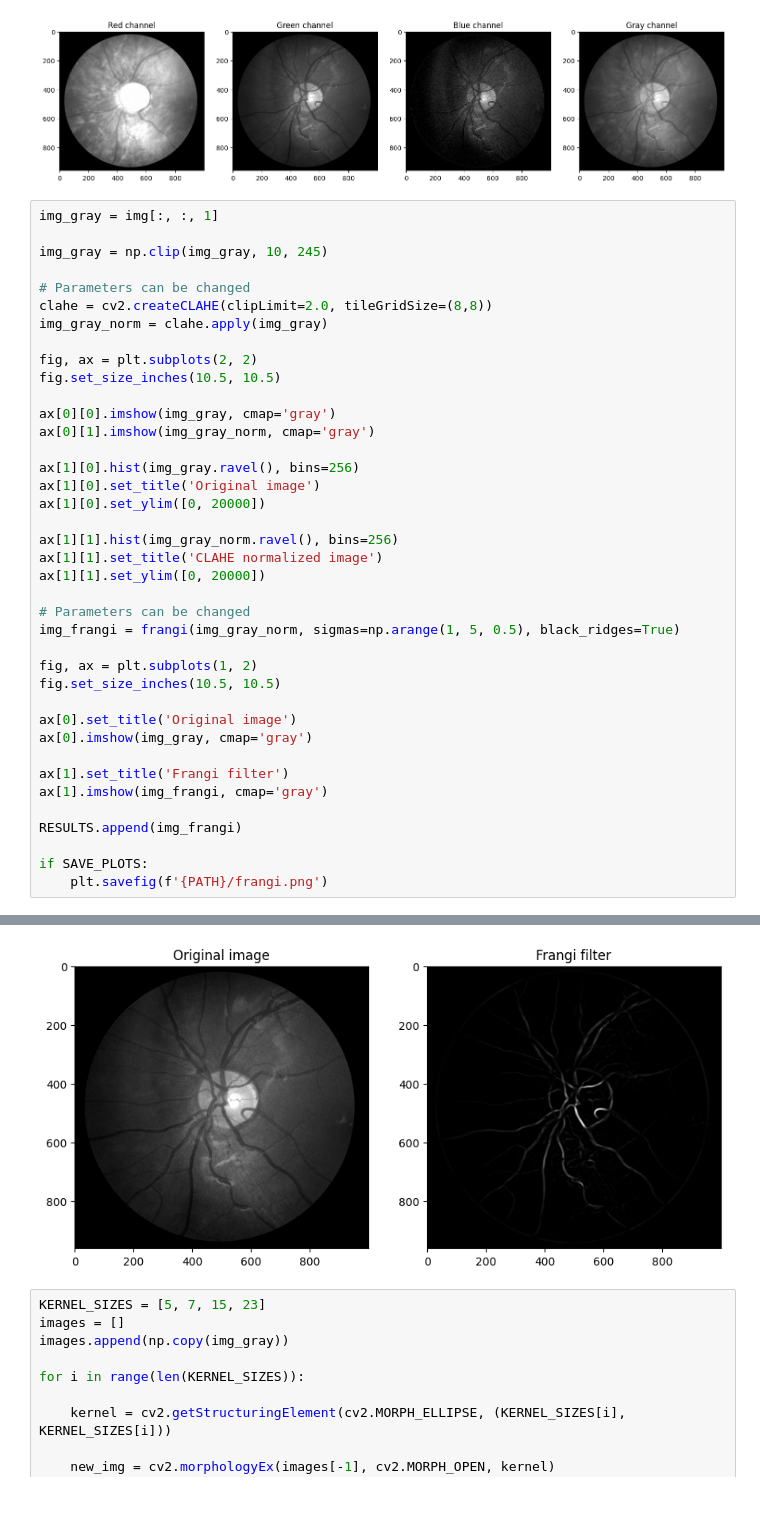
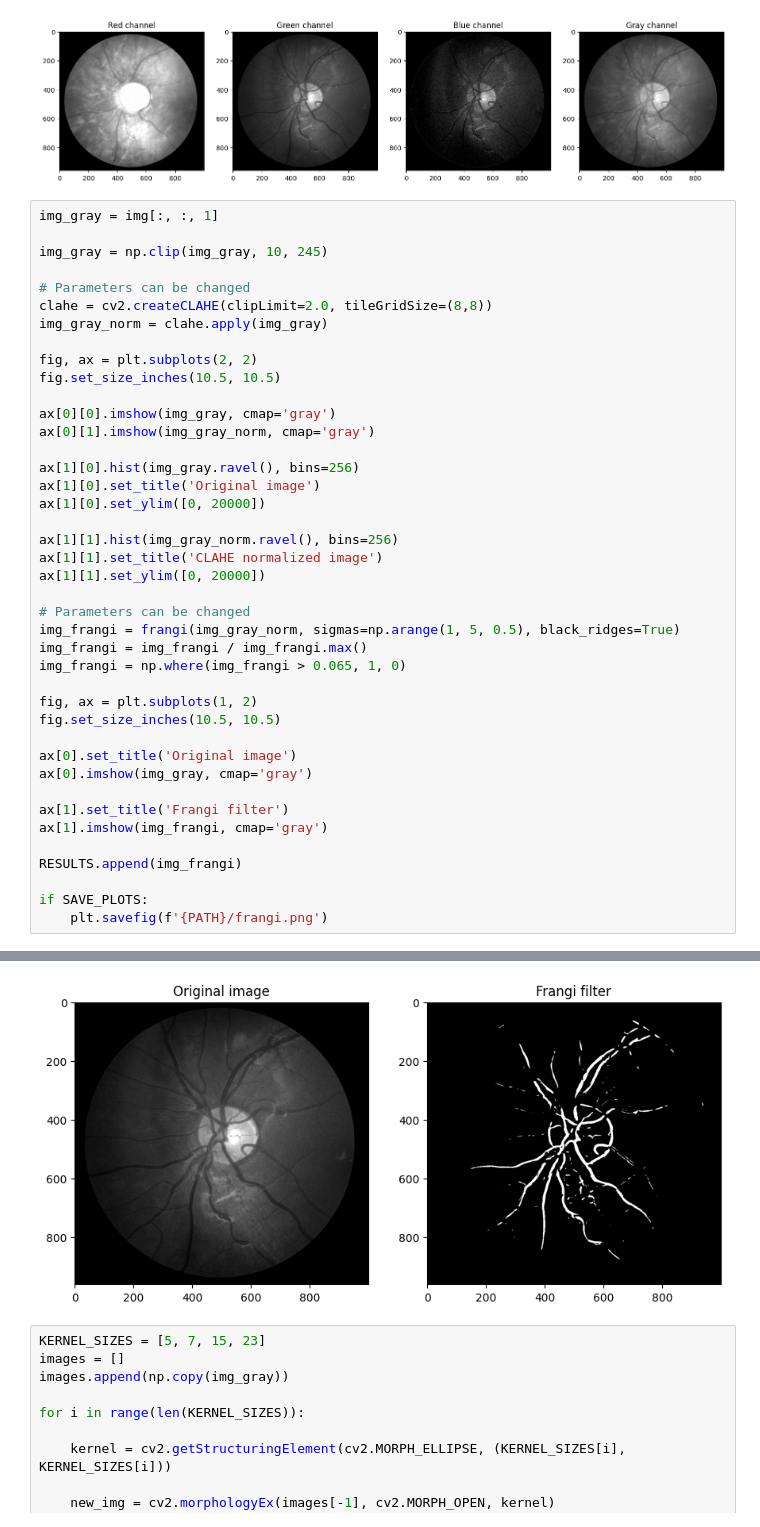
Before and after one commit to majsterkovic/Retinal-Vessel-Segmentation, a Jupyter notebook: notebook.ipynb, the cells around one changed output, grey strips where cells are left out. Cells and saved outputs as stored; diff of their text form.

```diff
--- a/notebook.ipynb
+++ b/notebook.ipynb
@@ -64,34 +64,36 @@ fig.set_size_inches(10.5, 10.5)
 
 ax[0][0].imshow(img_gray, cmap='gray')
 ax[0][1].imshow(img_gray_norm, cmap='gray')
 
 ax[1][0].hist(img_gray.ravel(), bins=256)
 ax[1][0].set_title('Original image')
 ax[1][0].set_ylim([0, 20000])
 
 ax[1][1].hist(img_gray_norm.ravel(), bins=256)
 ax[1][1].set_title('CLAHE normalized image')
 ax[1][1].set_ylim([0, 20000])
 
 # Parameters can be changed
 img_frangi = frangi(img_gray_norm, sigmas=np.arange(1, 5, 0.5), black_ridges=True)
+img_frangi = img_frangi / img_frangi.max()
+img_frangi = np.where(img_frangi > 0.065, 1, 0)
 
 fig, ax = plt.subplots(1, 2)
 fig.set_size_inches(10.5, 10.5)
 
 ax[0].set_title('Original image')
 ax[0].imshow(img_gray, cmap='gray')
 
 ax[1].set_title('Frangi filter')
 ax[1].imshow(img_frangi, cmap='gray')
 
 RESULTS.append(img_frangi)
 
 if SAVE_PLOTS:
     plt.savefig(f'{PATH}/frangi.png')
 # %% [output]
 [figure]
-[figure, old version]
+[figure, new version]
 # %%
 KERNEL_SIZES = [5, 7, 15, 23]
 images = []
```
Also changed, not shown: parts of 2 cells of this notebook, 3 other files.
